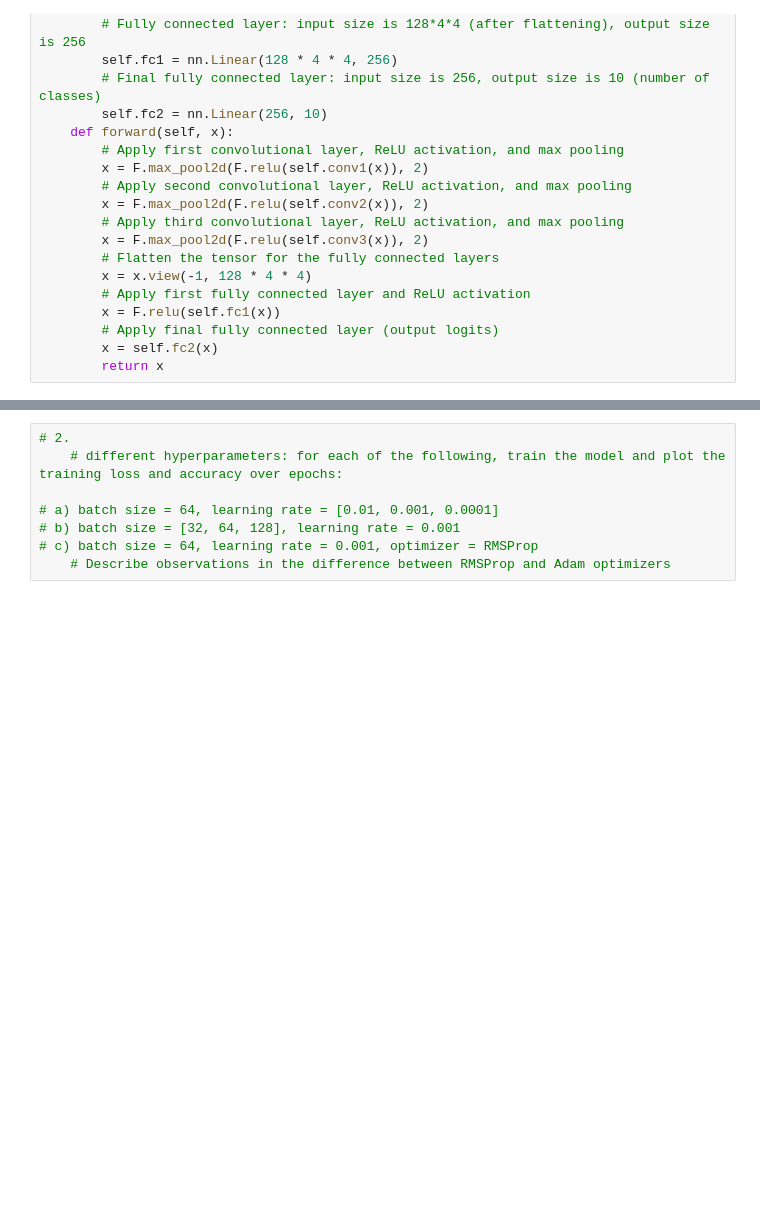
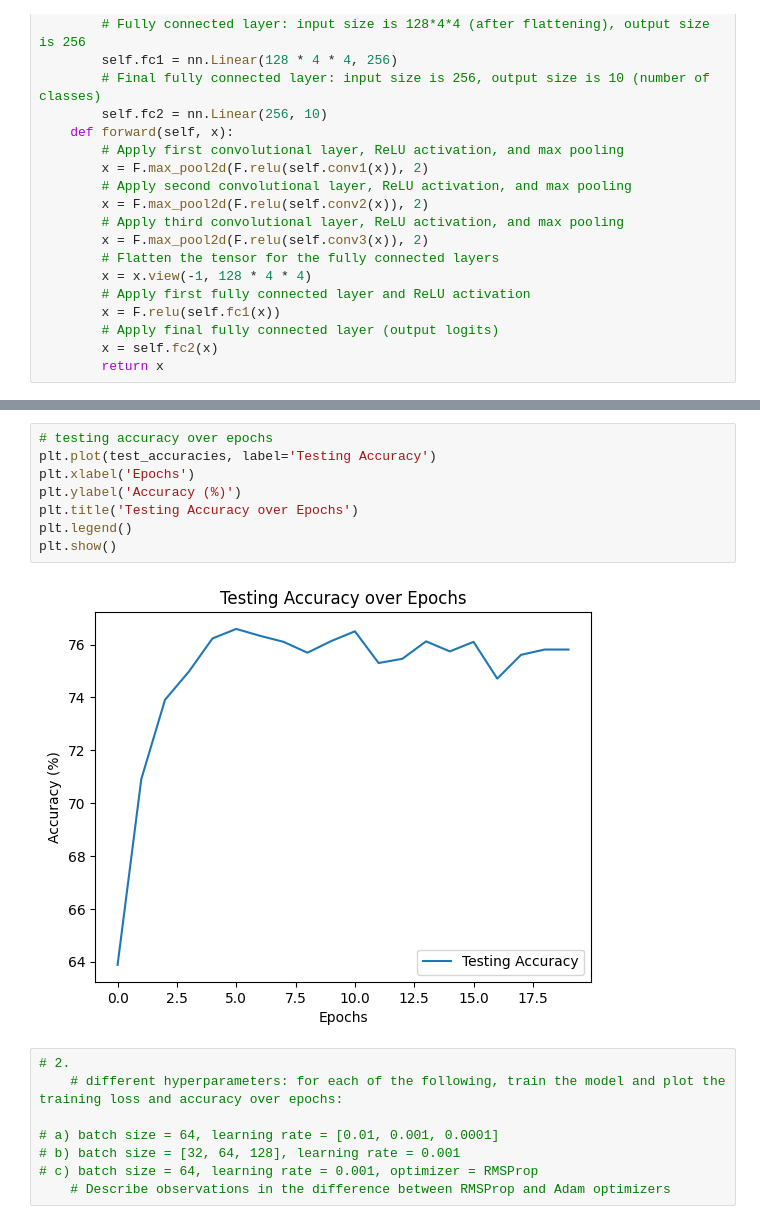
Before and after one commit to kilpy/Machine-Learning-6220, a Jupyter notebook: HW4/CIFAR10_cnn.ipynb, the cells around one changed output, grey strips where cells are left out. Saved outputs shown, nothing was run; the diff lists cells and outputs as text; blank space fills up the shorter version.

```diff
--- a/HW4/CIFAR10_cnn.ipynb
+++ b/HW4/CIFAR10_cnn.ipynb
@@ -93,3 +185,13 @@ CUDA is available. Training on GPU.
+# %%
+# testing accuracy over epochs
+plt.plot(test_accuracies, label='Testing Accuracy')
+plt.xlabel('Epochs')
+plt.ylabel('Accuracy (%)')
+plt.title('Testing Accuracy over Epochs')
+plt.legend()
+plt.show()
+# %% [output]
+[figure, added]
 # %%
 # 2.
     # different hyperparameters: for each of the following, train the model and plot the training loss and accuracy over epochs:
```
Also changed, not shown: parts of 12 cells of this notebook, 2 other files.
